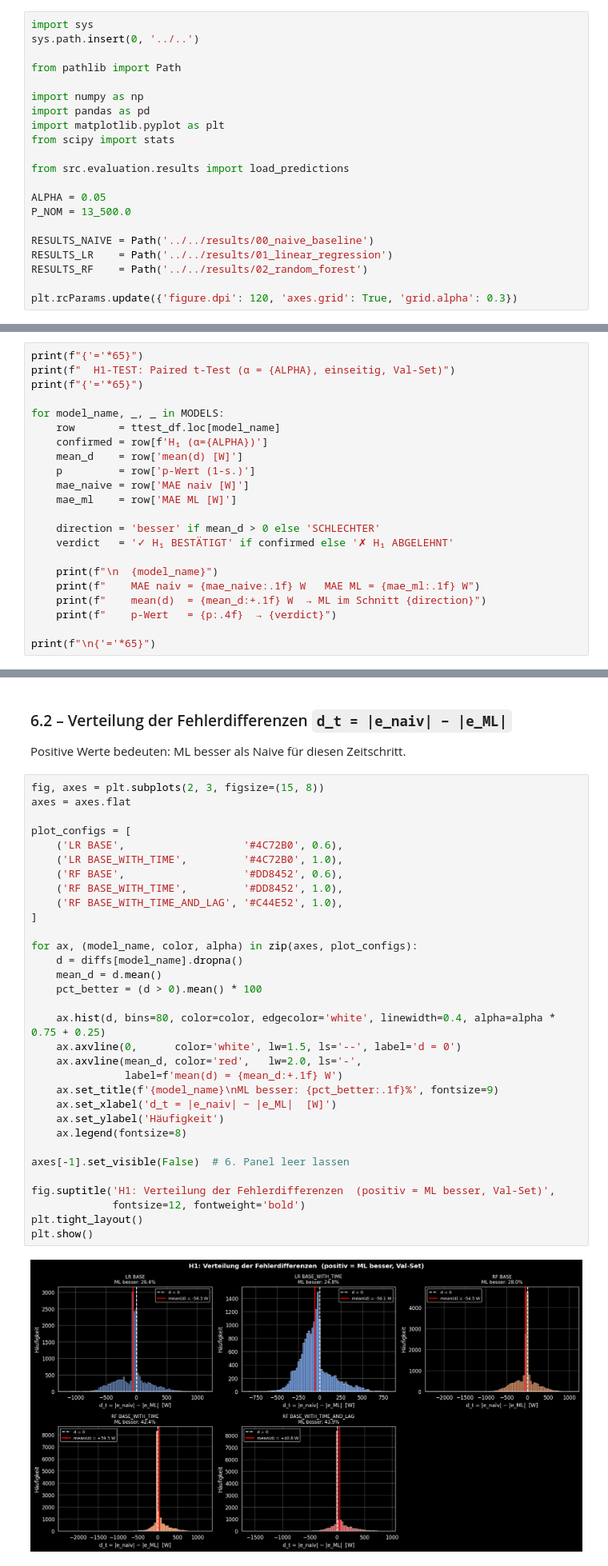
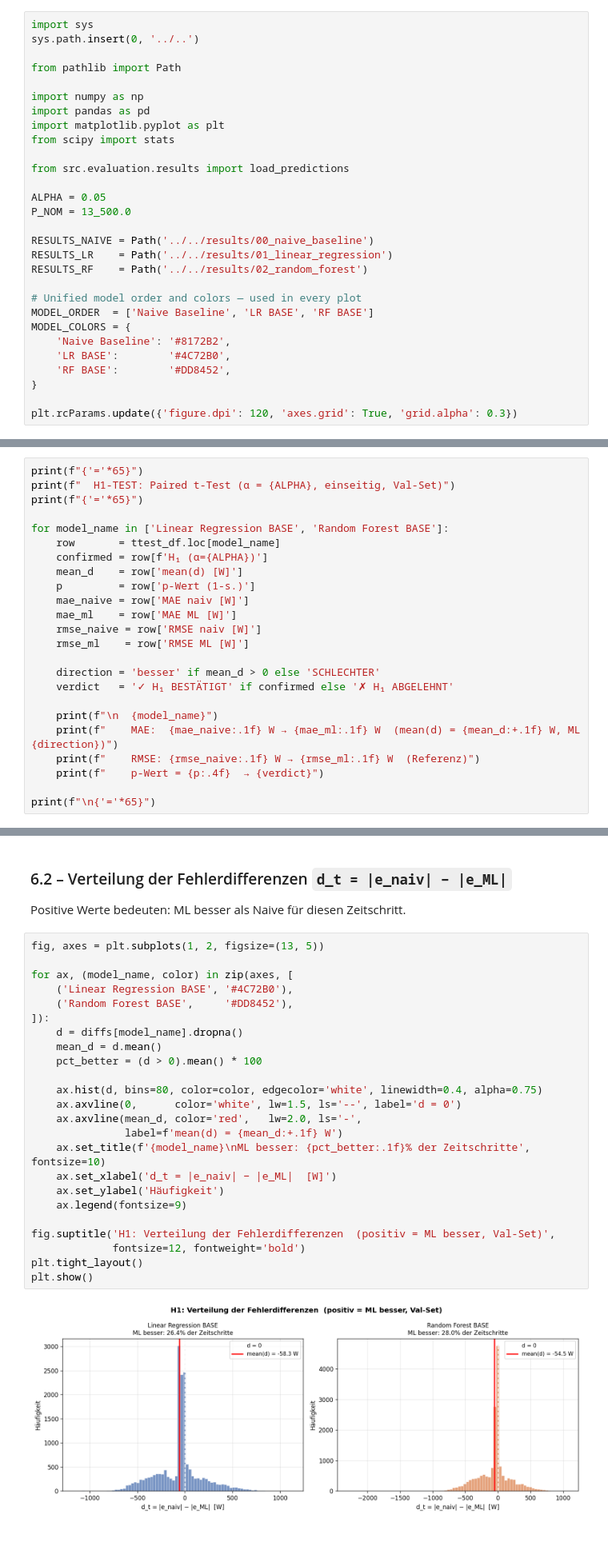
Before and after one commit to Anni075/KI-Project, a Jupyter notebook: notebooks/hypothesen/H01_naive_vs_weather.ipynb, the cells around one changed output, grey strips where cells are left out. Shown at 80% size. Drawn from its saved outputs; the diff is of its cells as text; blank space fills up the shorter version.

```diff
--- a/notebooks/hypothesen/H01_naive_vs_weather.ipynb
+++ b/notebooks/hypothesen/H01_naive_vs_weather.ipynb
@@ -47,6 +41,14 @@ RESULTS_NAIVE = Path('../../results/00_naive_baseline')
 RESULTS_LR    = Path('../../results/01_linear_regression')
 RESULTS_RF    = Path('../../results/02_random_forest')
 
+# Unified model order and colors — used in every plot
+MODEL_ORDER  = ['Naive Baseline', 'LR BASE', 'RF BASE']
+MODEL_COLORS = {
+    'Naive Baseline': '#8172B2',
+    'LR BASE':        '#4C72B0',
+    'RF BASE':        '#DD8452',
+}
+
 plt.rcParams.update({'figure.dpi': 120, 'axes.grid': True, 'grid.alpha': 0.3})
 # %% [markdown]
 ## 1 · Vorhersagen laden
@@ -180,21 +156,23 @@ print(f"{'='*65}")
 print(f"  H1-TEST: Paired t-Test (α = {ALPHA}, einseitig, Val-Set)")
 print(f"{'='*65}")
 
-for model_name, _, _ in MODELS:
+for model_name in ['Linear Regression BASE', 'Random Forest BASE']:
     row       = ttest_df.loc[model_name]
     confirmed = row[f'H₁ (α={ALPHA})']
     mean_d    = row['mean(d) [W]']
     p         = row['p-Wert (1-s.)']
     mae_naive = row['MAE naiv [W]']
     mae_ml    = row['MAE ML [W]']
+    rmse_naive = row['RMSE naiv [W]']
+    rmse_ml    = row['RMSE ML [W]']
 
     direction = 'besser' if mean_d > 0 else 'SCHLECHTER'
     verdict   = '✓ H₁ BESTÄTIGT' if confirmed else '✗ H₁ ABGELEHNT'
 
     print(f"\n  {model_name}")
-    print(f"    MAE naiv = {mae_naive:.1f} W   MAE ML = {mae_ml:.1f} W")
-    print(f"    mean(d)  = {mean_d:+.1f} W  → ML im Schnitt {direction}")
-    print(f"    p-Wert   = {p:.4f}  → {verdict}")
+    print(f"    MAE:  {mae_naive:.1f} W → {mae_ml:.1f} W  (mean(d) = {mean_d:+.1f} W, ML {direction})")
+    print(f"    RMSE: {rmse_naive:.1f} W → {rmse_ml:.1f} W  (Referenz)")
+    print(f"    p-Wert = {p:.4f}  → {verdict}")
 
 print(f"\n{'='*65}")
 # %% [output]
@@ -258,36 +229,28 @@ plt.show()
 
 Positive Werte bedeuten: ML besser als Naive für diesen Zeitschritt.
 # %%
-fig, axes = plt.subplots(2, 3, figsize=(15, 8))
-axes = axes.flat
+fig, axes = plt.subplots(1, 2, figsize=(13, 5))
 
-plot_configs = [
-    ('LR BASE',                   '#4C72B0', 0.6),
-    ('LR BASE_WITH_TIME',         '#4C72B0', 1.0),
-    ('RF BASE',                   '#DD8452', 0.6),
-    ('RF BASE_WITH_TIME',         '#DD8452', 1.0),
-    ('RF BASE_WITH_TIME_AND_LAG', '#C44E52', 1.0),
-]
-
-for ax, (model_name, color, alpha) in zip(axes, plot_configs):
+for ax, (model_name, color) in zip(axes, [
+    ('Linear Regression BASE', '#4C72B0'),
+    ('Random Forest BASE',     '#DD8452'),
+]):
     d = diffs[model_name].dropna()
     mean_d = d.mean()
     pct_better = (d > 0).mean() * 100
 
-    ax.hist(d, bins=80, color=color, edgecolor='white', linewidth=0.4, alpha=alpha * 0.75 + 0.25)
+    ax.hist(d, bins=80, color=color, edgecolor='white', linewidth=0.4, alpha=0.75)
     ax.axvline(0,      color='white', lw=1.5, ls='--', label='d = 0')
     ax.axvline(mean_d, color='red',   lw=2.0, ls='-',
                label=f'mean(d) = {mean_d:+.1f} W')
-    ax.set_title(f'{model_name}\nML besser: {pct_better:.1f}%', fontsize=9)
+    ax.set_title(f'{model_name}\nML besser: {pct_better:.1f}% der Zeitschritte', fontsize=10)
     ax.set_xlabel('d_t = |e_naiv| − |e_ML|  [W]')
     ax.set_ylabel('Häufigkeit')
-    ax.legend(fontsize=8)
-
-axes[-1].set_visible(False)  # 6. Panel leer lassen
+    ax.legend(fontsize=9)
 
 fig.suptitle('H1: Verteilung der Fehlerdifferenzen  (positiv = ML besser, Val-Set)',
              fontsize=12, fontweight='bold')
 plt.tight_layout()
 plt.show()
 # %% [output]
-[figure, old version]
+[figure, new version]
```
Also changed, not shown: parts of 11 cells of this notebook.
